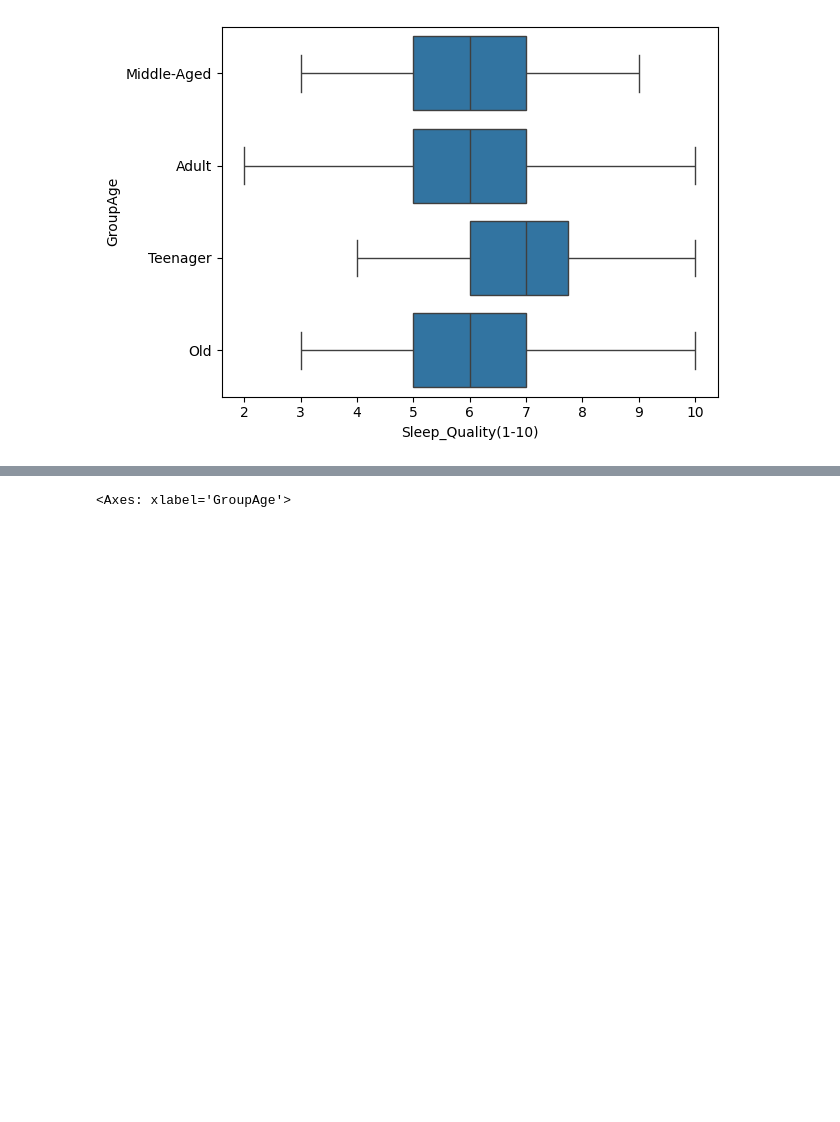
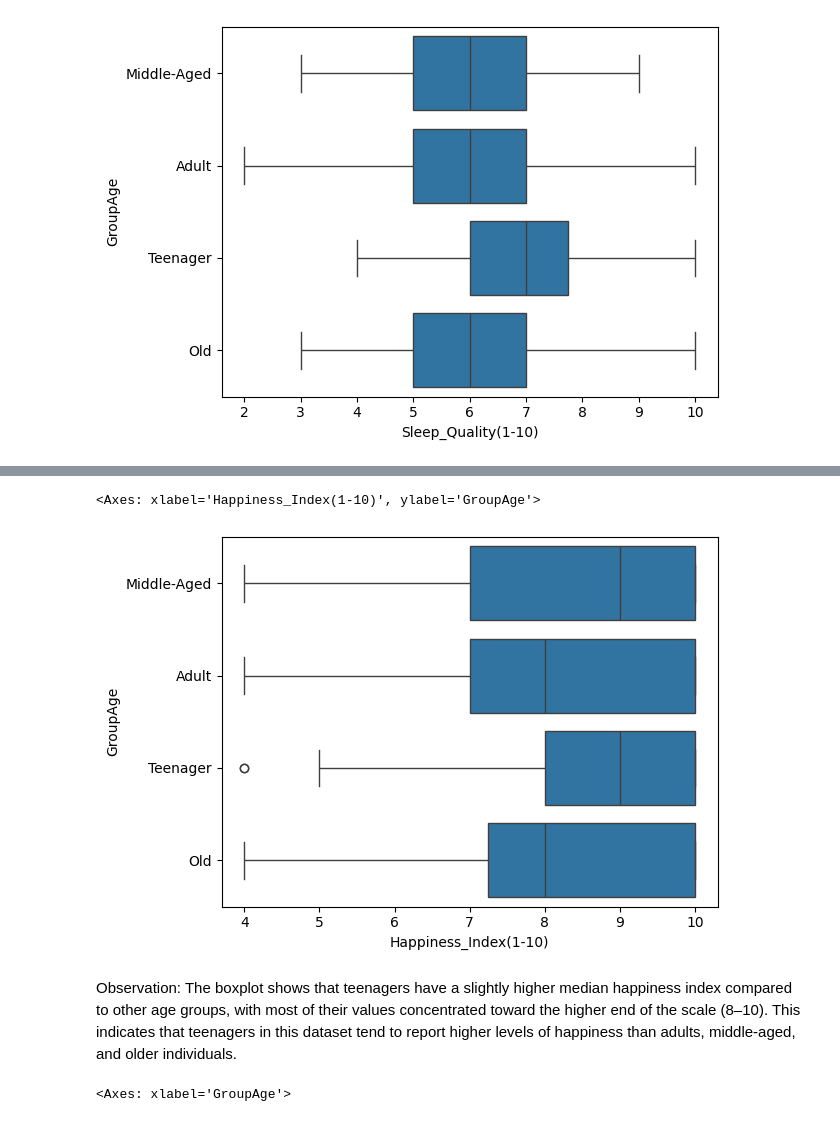
Before and after one commit to Ashmit-rai17/SocialMedia-Usage-Analysis, a Jupyter notebook: eda_agegroup.ipynb, the cells around one changed output, grey strips where cells are left out. Cells and saved outputs as stored; diff of their text form; code cells hidden in the pictures; blank space fills up the shorter version.

```diff
--- a/eda.ipynb
+++ b/eda_agegroup.ipynb
@@ -226,3 +243,11 @@ sns.boxplot(x = df["Sleep_Quality(1-10)"] , y = df["GroupAge"])
+# %%
+sns.boxplot(x=df["Happiness_Index(1-10)"] , y=df["GroupAge"])
+# %% [output]
+<Axes: xlabel='Happiness_Index(1-10)', ylabel='GroupAge'>
+[figure, added]
+# %% [markdown]
+Observation:
+The boxplot shows that teenagers have a slightly higher median happiness index compared to other age groups, with most of their values concentrated toward the higher end of the scale (8–10). This indicates that teenagers in this dataset tend to report higher levels of happiness than adults, middle-aged, and older individuals.
 # %%
 pd.crosstab(df['GroupAge'], df['Social_Media_Platform'], normalize='index').plot(kind='bar')
 # %% [output]
```
Also changed, not shown: parts of 11 cells of this notebook, 1 other file.
